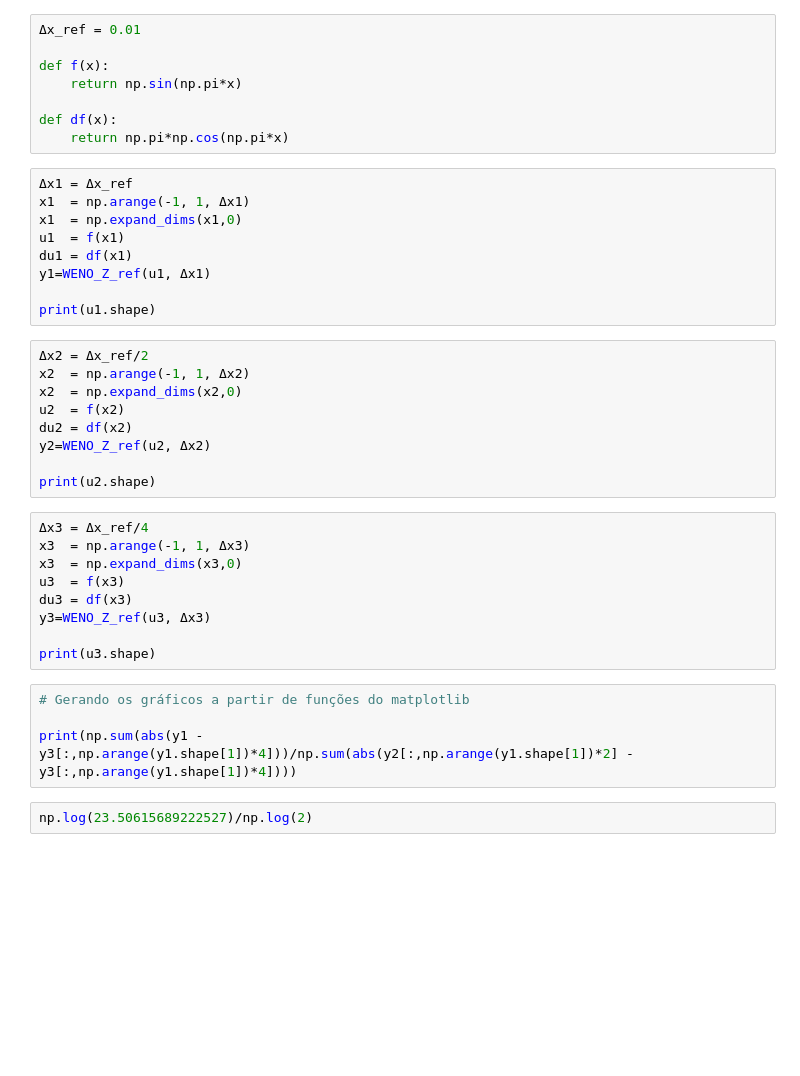
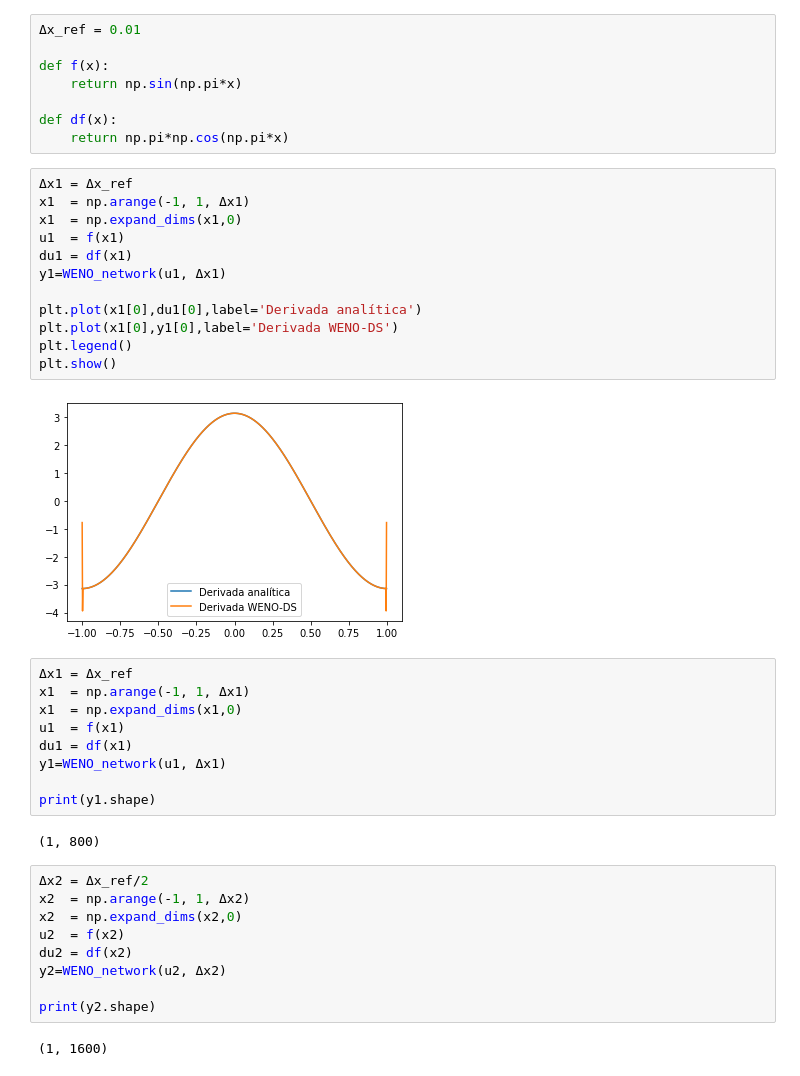
Before and after one commit to silvaneojunior/Top_mat_A, a Jupyter notebook: WENO-DS reescrito/WENO com derivada espacial.ipynb, the cells around one changed output. Saved outputs shown, nothing was run; the diff lists cells and outputs as text; blank space fills up the shorter version.

```diff
--- a/WENO-DS reescrito/WENO com derivada espacial.ipynb
+++ b/WENO-DS reescrito/WENO com derivada espacial.ipynb
@@ -243,36 +251,39 @@ def f(x):
 
 def df(x):
     return np.pi*np.cos(np.pi*x)
+# %%
+Δx1 = Δx_ref
+x1  = np.arange(-1, 1, Δx1)
+x1  = np.expand_dims(x1,0)
+u1  = f(x1)
+du1 = df(x1)
+y1=WENO_network(u1, Δx1)
+
+plt.plot(x1[0],du1[0],label='Derivada analítica')
+plt.plot(x1[0],y1[0],label='Derivada WENO-DS')
+plt.legend()
+plt.show()
+# %% [output]
+[figure, added]
 # %%
 Δx1 = Δx_ref
 x1  = np.arange(-1, 1, Δx1)
 x1  = np.expand_dims(x1,0)
 u1  = f(x1)
 du1 = df(x1)
-y1=WENO_Z_ref(u1, Δx1)
+y1=WENO_network(u1, Δx1)
 
-print(u1.shape)
+print(y1.shape)
+# %% [output]
+(1, 800)
 # %%
 Δx2 = Δx_ref/2
 x2  = np.arange(-1, 1, Δx2)
 x2  = np.expand_dims(x2,0)
 u2  = f(x2)
 du2 = df(x2)
-y2=WENO_Z_ref(u2, Δx2)
+y2=WENO_network(u2, Δx2)
 
-print(u2.shape)
+print(y2.shape)
+# %% [output]
+(1, 1600)
-# %%
-Δx3 = Δx_ref/4
-x3  = np.arange(-1, 1, Δx3)
-x3  = np.expand_dims(x3,0)
-u3  = f(x3)
-du3 = df(x3)
-y3=WENO_Z_ref(u3, Δx3)
-
-print(u3.shape)
-# %%
-# Gerando os gráficos a partir de funções do matplotlib
-
-print(np.sum(abs(y1 - y3[:,np.arange(y1.shape[1])*4]))/np.sum(abs(y2[:,np.arange(y1.shape[1])*2] - y3[:,np.arange(y1.shape[1])*4])))
-# %%
-np.log(23.50615689222527)/np.log(2)
```
Also changed, not shown: parts of 14 cells of this notebook, 6 other files.
